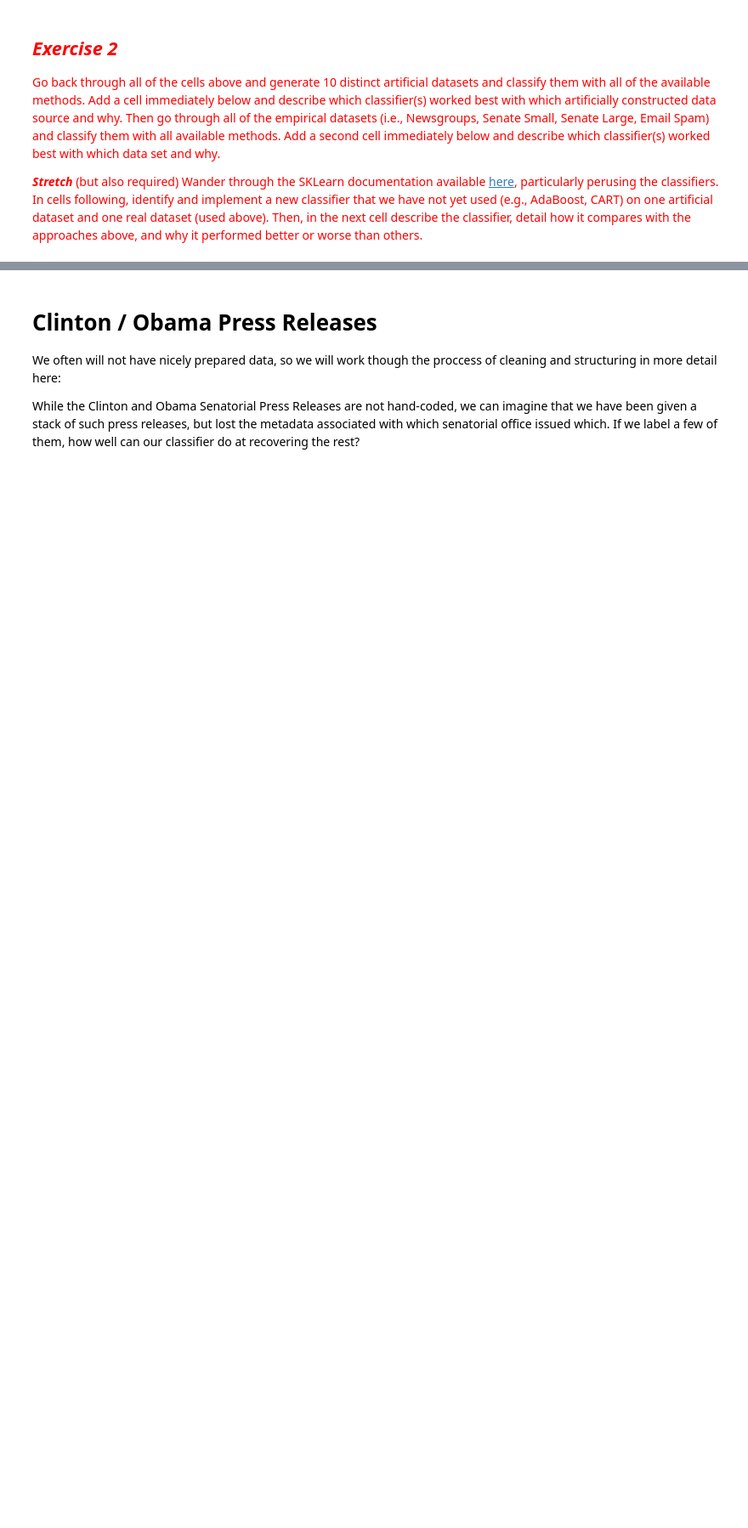
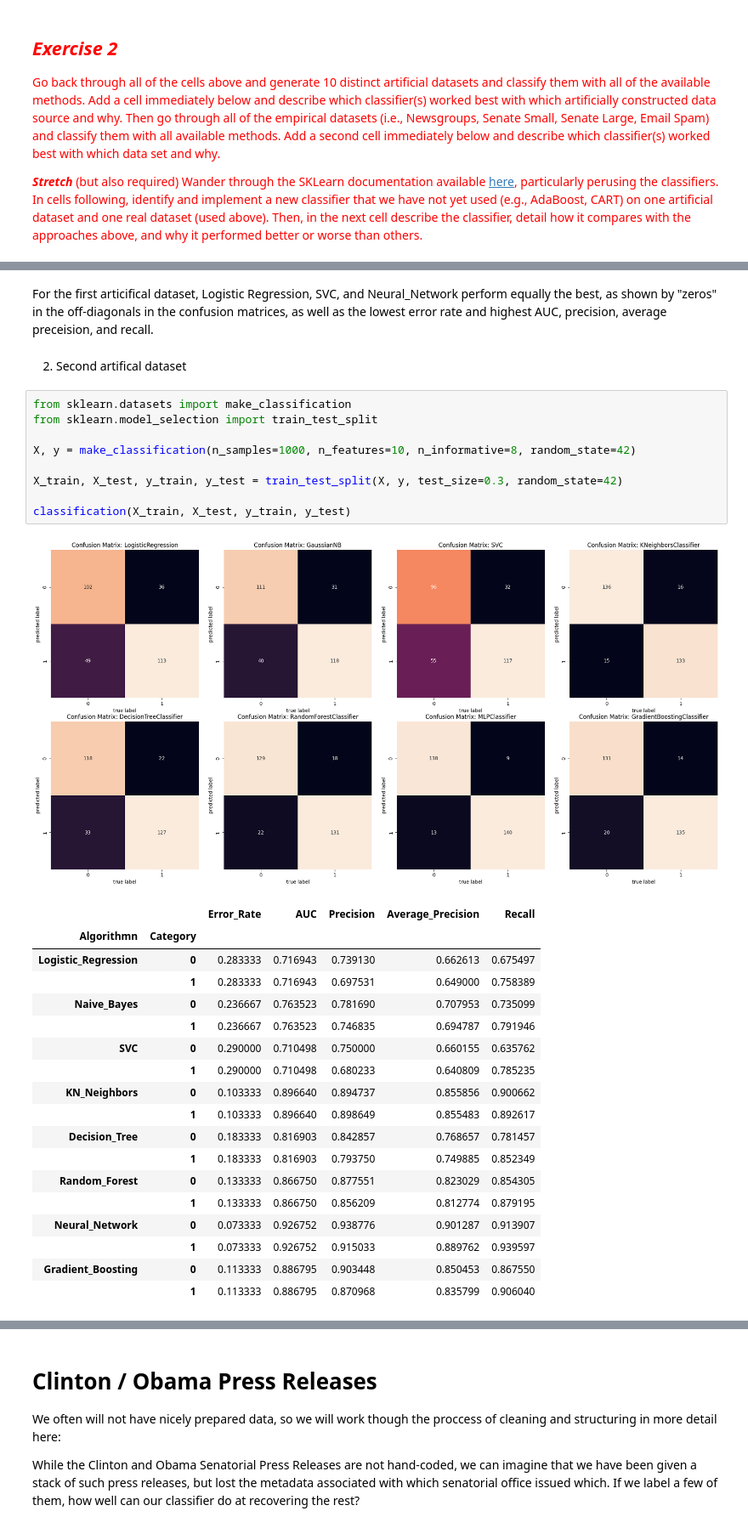
Before and after one commit to cty20010831/SOCI-40133-Computational-Content-Analysis, a Jupyter notebook: week 5/5-Classifying-Meanings-and-Documents.ipynb, the cells around one changed output, grey strips where cells are left out. Shown at 85% size. Drawn from its saved outputs; the diff is of its cells as text; blank space fills up the shorter version.

```diff
--- a/week 5/5-Classifying-Meanings-and-Documents.ipynb
+++ b/week 5/5-Classifying-Meanings-and-Documents.ipynb
@@ -610,0 +829,33 @@ lucem_illud.plotregions(clf, dfTrain)
+# %% [markdown]
+For the first articifical dataset, Logistic Regression, SVC, and Neural_Network perform equally the best, as shown by "zeros" in the off-diagonals in the confusion matrices, as well as the lowest error rate and highest AUC, precision, average preceision, and recall.
+# %% [markdown]
+2. Second artifical dataset
+# %%
+from sklearn.datasets import make_classification
+from sklearn.model_selection import train_test_split
+
+X, y = make_classification(n_samples=1000, n_features=10, n_informative=8, random_state=42)
+
+X_train, X_test, y_train, y_test = train_test_split(X, y, test_size=0.3, random_state=42)
+
+classification(X_train, X_test, y_train, y_test)
+# %% [output]
+[figure, added]
+|  |  | Error_Rate | AUC | Precision | Average_Precision | Recall |
+| Algorithmn | Category |  |  |  |  |  |
+| Logistic_Regression | 0 | 0.283333 | 0.716943 | 0.739130 | 0.662613 | 0.675497 |
+|  | 1 | 0.283333 | 0.716943 | 0.697531 | 0.649000 | 0.758389 |
+| Naive_Bayes | 0 | 0.236667 | 0.763523 | 0.781690 | 0.707953 | 0.735099 |
+|  | 1 | 0.236667 | 0.763523 | 0.746835 | 0.694787 | 0.791946 |
+| SVC | 0 | 0.290000 | 0.710498 | 0.750000 | 0.660155 | 0.635762 |
+|  | 1 | 0.290000 | 0.710498 | 0.680233 | 0.640809 | 0.785235 |
+| KN_Neighbors | 0 | 0.103333 | 0.896640 | 0.894737 | 0.855856 | 0.900662 |
+|  | 1 | 0.103333 | 0.896640 | 0.898649 | 0.855483 | 0.892617 |
+| Decision_Tree | 0 | 0.183333 | 0.816903 | 0.842857 | 0.768657 | 0.781457 |
+|  | 1 | 0.183333 | 0.816903 | 0.793750 | 0.749885 | 0.852349 |
+| Random_Forest | 0 | 0.133333 | 0.866750 | 0.877551 | 0.823029 | 0.854305 |
+|  | 1 | 0.133333 | 0.866750 | 0.856209 | 0.812774 | 0.879195 |
+| Neural_Network | 0 | 0.073333 | 0.926752 | 0.938776 | 0.901287 | 0.913907 |
+|  | 1 | 0.073333 | 0.926752 | 0.915033 | 0.889762 | 0.939597 |
+| Gradient_Boosting | 0 | 0.113333 | 0.886795 | 0.903448 | 0.850453 | 0.867550 |
+|  | 1 | 0.113333 | 0.886795 | 0.870968 | 0.835799 | 0.906040 |
```
Also changed, not shown: parts of 144 cells of this notebook.
